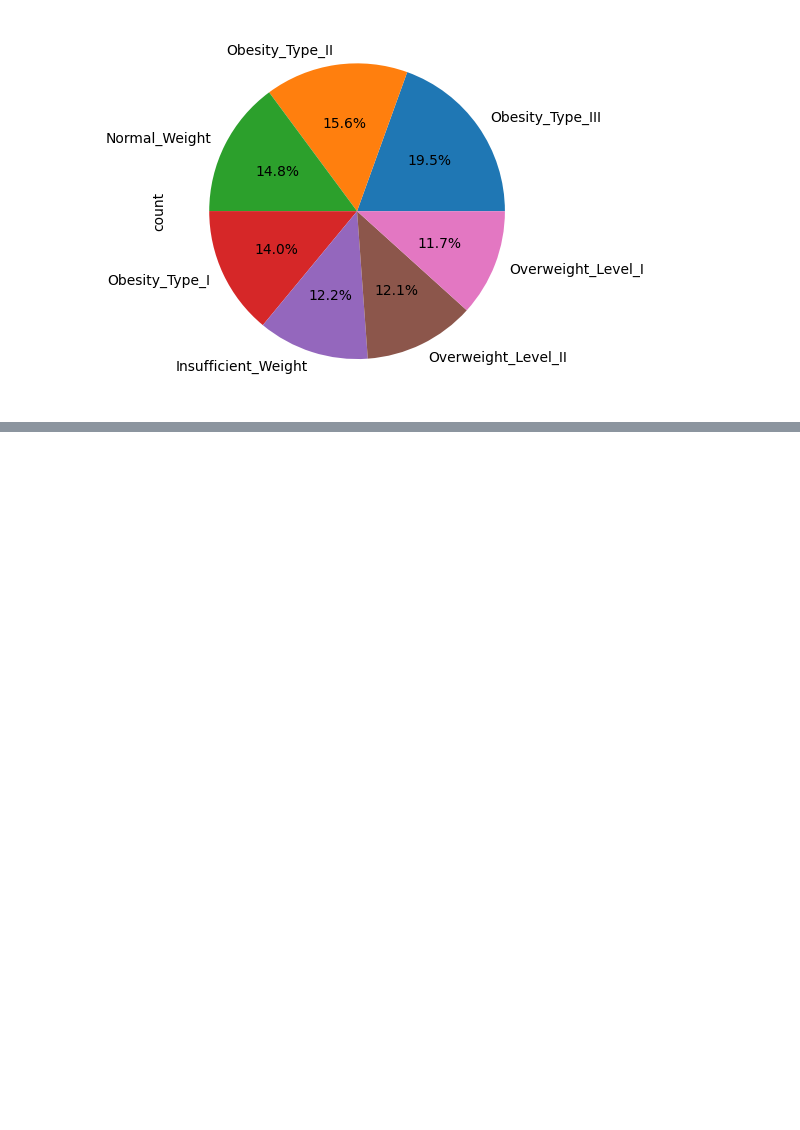
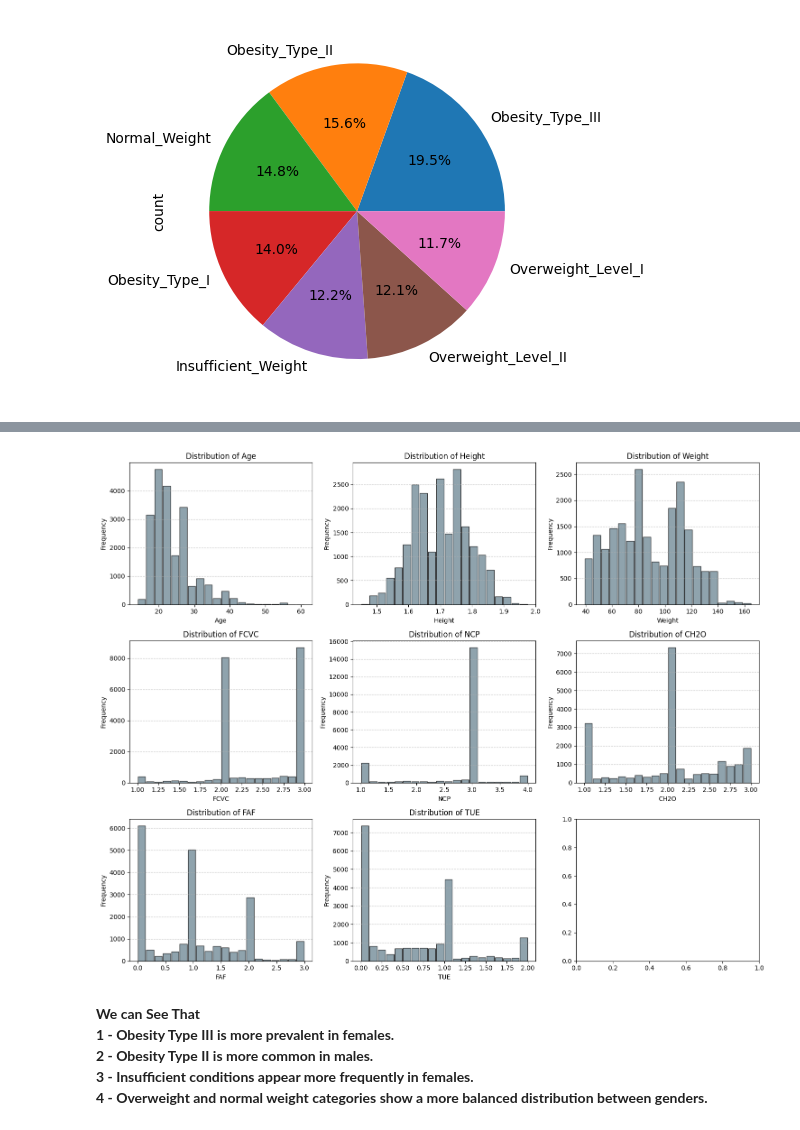
Before and after one commit to ali2yman/ML-Project-Obesity-Risk, a Jupyter notebook: notebooks/code.ipynb, the cells around one changed output, grey strips where cells are left out. Drawn from its saved outputs; the diff is of its cells as text; code cells hidden in the pictures; blank space fills up the shorter version.

```diff
--- a/notebooks/code.ipynb
+++ b/notebooks/code.ipynb
@@ -157,2 +171,29 @@ df["NObeyesdad"].value_counts().plot.pie(autopct='%1.1f%%')
+# %%
+columns_hist = ['Age', 'Height', 'Weight', 'FCVC', 'NCP', 'CH2O', 'FAF', 'TUE']
+
+# Set up the figure and axes for subplots
+fig, axes = plt.subplots(nrows=3, ncols=3, figsize=(15, 12))  # 3x3 grid layout
+
+# Flatten axes for easy iteration
+axes = axes.flatten()
+
+for i, col in enumerate(columns_hist):
+    axes[i].hist(df[col], bins=20, color='#607D8B', edgecolor='black', alpha=0.7, rwidth=0.9)
+    axes[i].set_title(f"Distribution of {col}", fontsize=12)
+    axes[i].set_xlabel(col, fontsize=10)
+    axes[i].set_ylabel("Frequency", fontsize=10)
+    axes[i].grid(axis='y', linestyle='--', alpha=0.7)  # Add grid for better readability
+
+# Adjust layout for better spacing
+plt.tight_layout()   # prevent overlapping labels and titles , making a clean and well-organized figure
+plt.show()
+# %% [output]
+[figure, added]
+# %% [markdown]
+<b>We can See That <br>
+1 - Obesity Type III is more prevalent in females.<br>
+2 - Obesity Type II is more common in males.<br>
+3 - Insufficient conditions appear more frequently in females.<br>
+4 - Overweight and normal weight categories show a more balanced distribution between genders.<b>
 # %%
 px.histogram(df, x="NObeyesdad",color="Gender",barmode="group", height=500, width=1000, title="Distribution of Gender by NObeyesdad")
```
Also changed, not shown: parts of 12 cells of this notebook.
